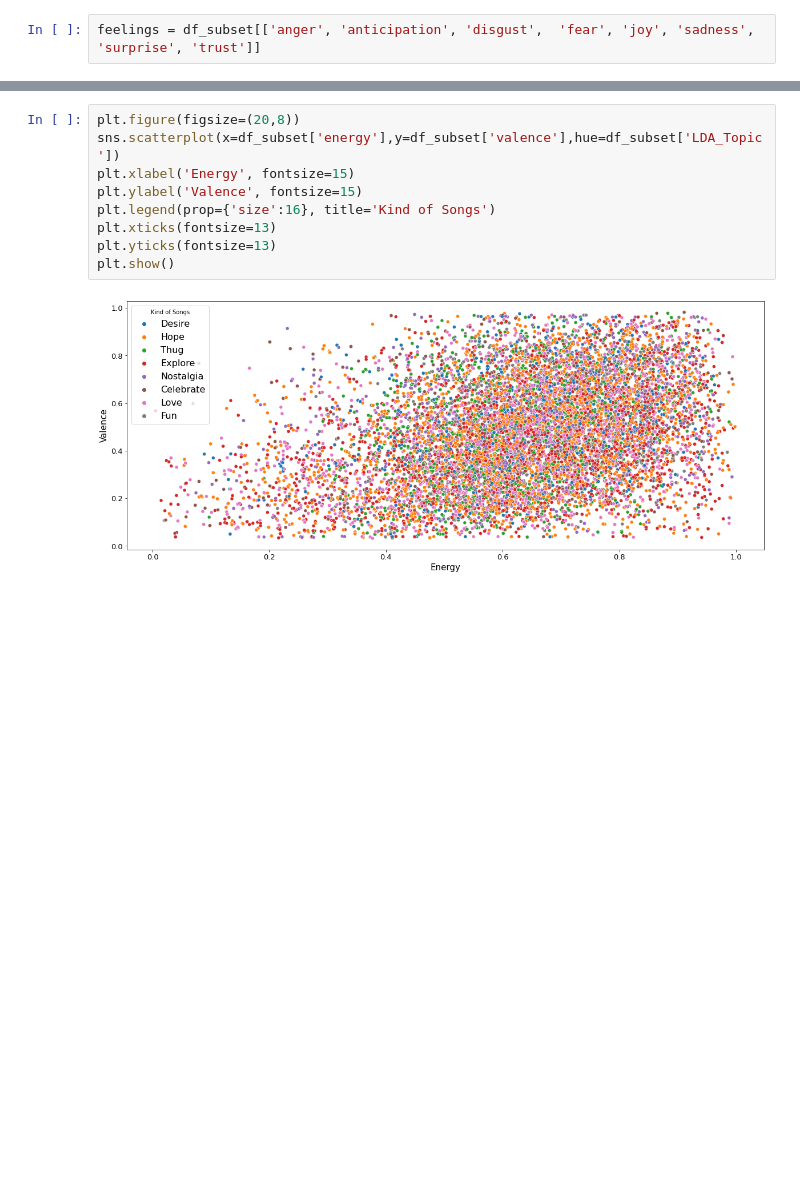
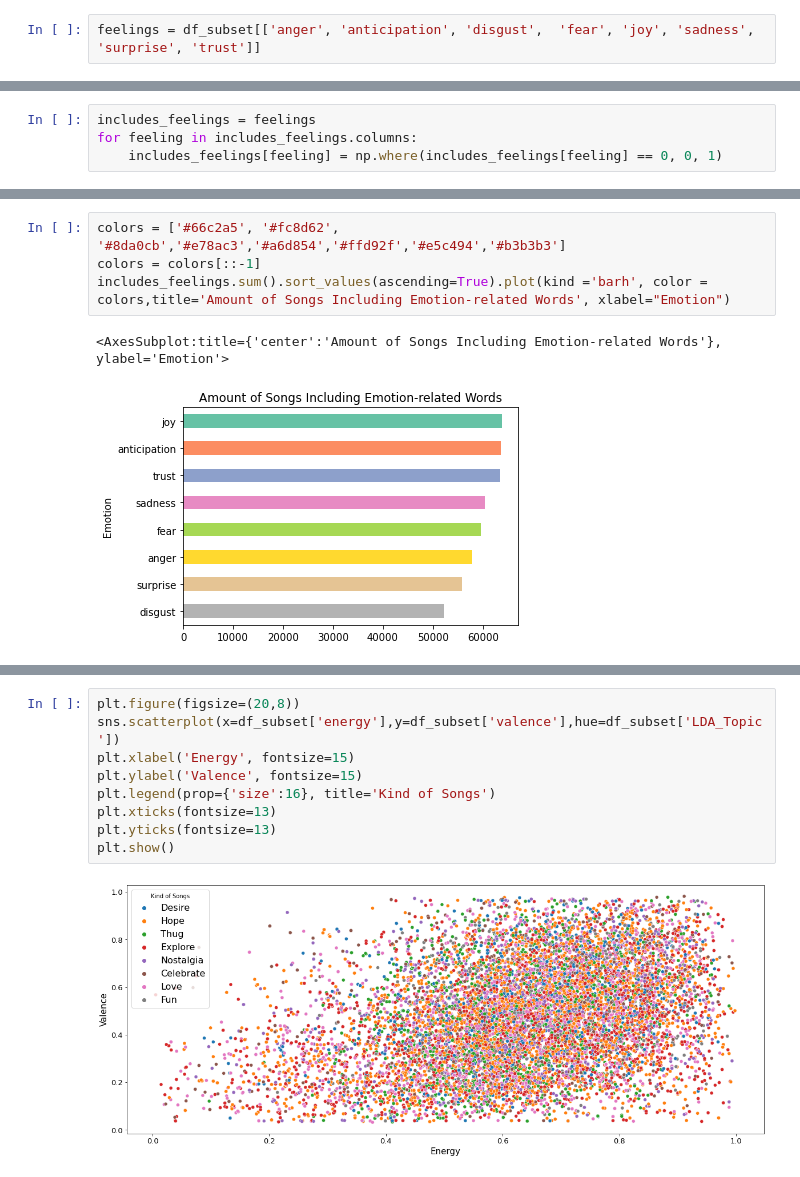
Before and after one commit to MaxiTrien/spotify-data-science-project, a Jupyter notebook: spotify-songs-eda-subset-data.ipynb, the cells around one changed output, grey strips where cells are left out. Saved outputs shown, nothing was run; the diff lists cells and outputs as text; blank space fills up the shorter version.

```diff
--- a/spotify-songs-eda-subset-data.ipynb
+++ b/spotify-songs-eda-subset-data.ipynb
@@ -97,0 +103,4 @@ feelings
+# %%
+includes_feelings = feelings
+for feeling in includes_feelings.columns:
+    includes_feelings[feeling] = np.where(includes_feelings[feeling] == 0, 0, 1)
@@ -98,3 +119,10 @@ feelings
+# %%
+colors = ['#66c2a5', '#fc8d62', '#8da0cb','#e78ac3','#a6d854','#ffd92f','#e5c494','#b3b3b3']
+colors = colors[::-1]
+includes_feelings.sum().sort_values(ascending=True).plot(kind ='barh', color = colors,title='Amount of Songs Including Emotion-related Words', xlabel="Emotion")
+# %% [output]
+<AxesSubplot:title={'center':'Amount of Songs Including Emotion-related Words'}, ylabel='Emotion'>
+[figure, added]
 # %%
 plt.figure(figsize=(7,7))
 feelings.sum().plot.pie(autopct='%.2f%%', textprops={'fontsize':17}, startangle=165, colors = ['#66c2a5', '#fc8d62', '#8da0cb','#e78ac3','#a6d854','#ffd92f','#e5c494','#b3b3b3'])
```
Also changed, not shown: parts of 7 cells of this notebook.
